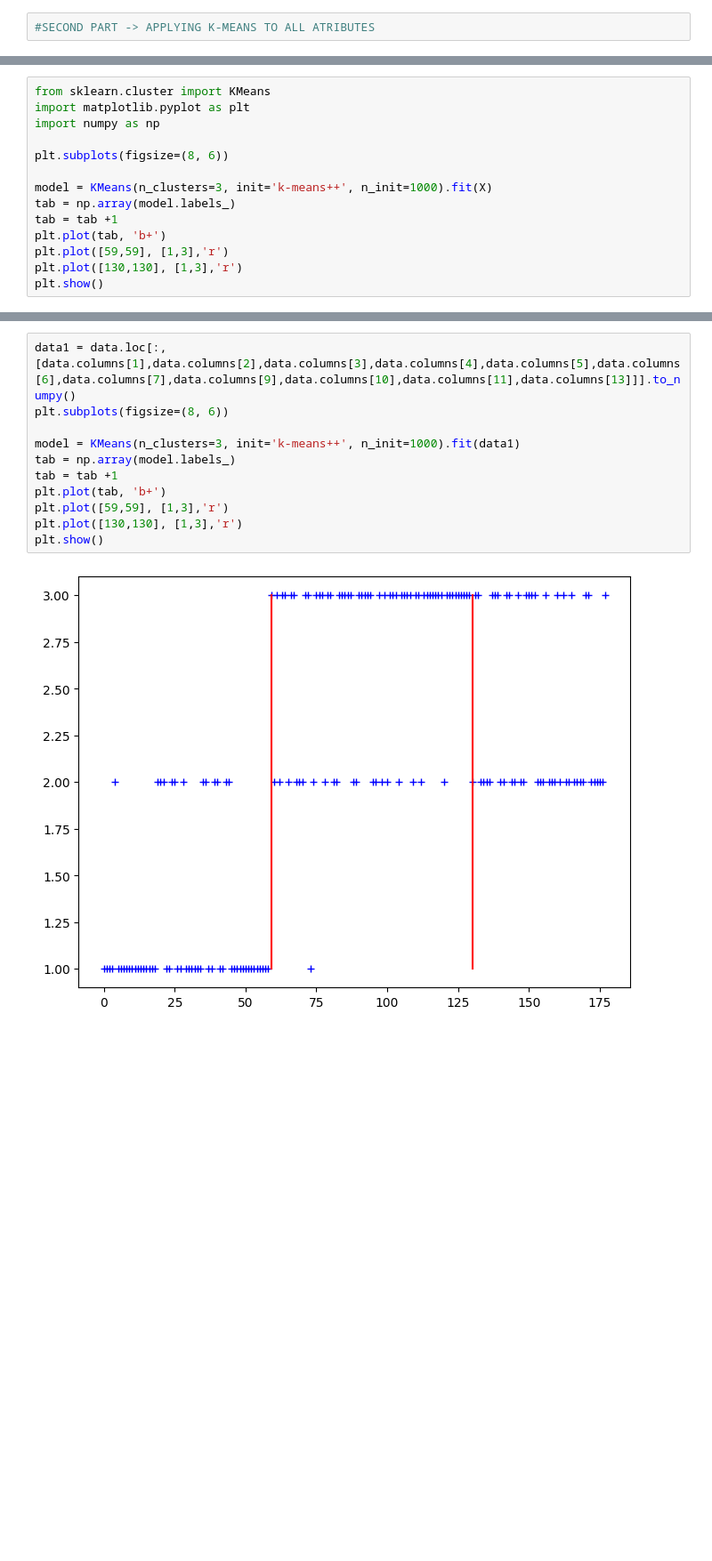
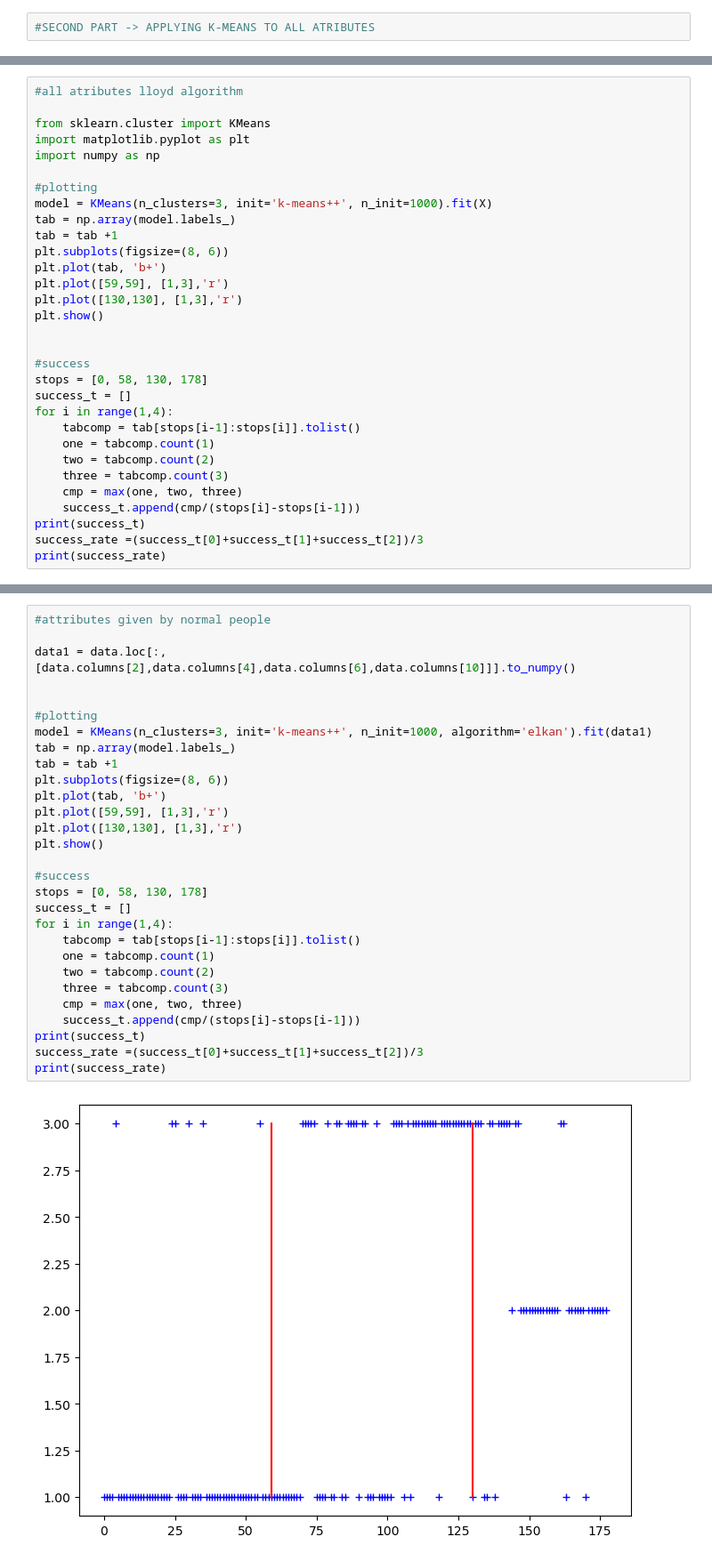
Before and after one commit to netodeabreujoao/projet_traitement_info, a Jupyter notebook: project.ipynb, the cells around one changed output, grey strips where cells are left out. Shown at 89% size. Drawn from its saved outputs; the diff is of its cells as text; blank space fills up the shorter version.

```diff
--- a/project.ipynb
+++ b/project.ipynb
@@ -438,15 +456,32 @@ plt.show()
 # %%
+#all atributes lloyd algorithm
+
 from sklearn.cluster import KMeans
 import matplotlib.pyplot as plt
 import numpy as np
 
-plt.subplots(figsize=(8, 6))
-
+#plotting
 model = KMeans(n_clusters=3, init='k-means++', n_init=1000).fit(X)
 tab = np.array(model.labels_)
 tab = tab +1
+plt.subplots(figsize=(8, 6))
 plt.plot(tab, 'b+')
 plt.plot([59,59], [1,3],'r')
 plt.plot([130,130], [1,3],'r')
 plt.show()
+
+
+#success
+stops = [0, 58, 130, 178]
+success_t = []
+for i in range(1,4):
+    tabcomp = tab[stops[i-1]:stops[i]].tolist()
+    one = tabcomp.count(1)
+    two = tabcomp.count(2)
+    three = tabcomp.count(3)
+    cmp = max(one, two, three)
+    success_t.append(cmp/(stops[i]-stops[i-1]))
+print(success_t)
+success_rate =(success_t[0]+success_t[1]+success_t[2])/3
+print(success_rate)
 # %% [output]
@@ -454,13 +491,31 @@ plt.show()
 # %%
-data1 = data.loc[:,[data.columns[1],data.columns[2],data.columns[3],data.columns[4],data.columns[5],data.columns[6],data.columns[7],data.columns[9],data.columns[10],data.columns[11],data.columns[13]]].to_numpy()
-plt.subplots(figsize=(8, 6))
+#attributes given by normal people
 
-model = KMeans(n_clusters=3, init='k-means++', n_init=1000).fit(data1)
+data1 = data.loc[:,[data.columns[2],data.columns[4],data.columns[6],data.columns[10]]].to_numpy()
+
+
+#plotting
+model = KMeans(n_clusters=3, init='k-means++', n_init=1000, algorithm='elkan').fit(data1)
 tab = np.array(model.labels_)
 tab = tab +1
+plt.subplots(figsize=(8, 6))
 plt.plot(tab, 'b+')
 plt.plot([59,59], [1,3],'r')
 plt.plot([130,130], [1,3],'r')
 plt.show()
+
+#success
+stops = [0, 58, 130, 178]
+success_t = []
+for i in range(1,4):
+    tabcomp = tab[stops[i-1]:stops[i]].tolist()
+    one = tabcomp.count(1)
+    two = tabcomp.count(2)
+    three = tabcomp.count(3)
+    cmp = max(one, two, three)
+    success_t.append(cmp/(stops[i]-stops[i-1]))
+print(success_t)
+success_rate =(success_t[0]+success_t[1]+success_t[2])/3
+print(success_rate)
 # %% [output]
-[figure, old version]
+[figure, new version]
```
Also changed, not shown: parts of 6 cells of this notebook.
